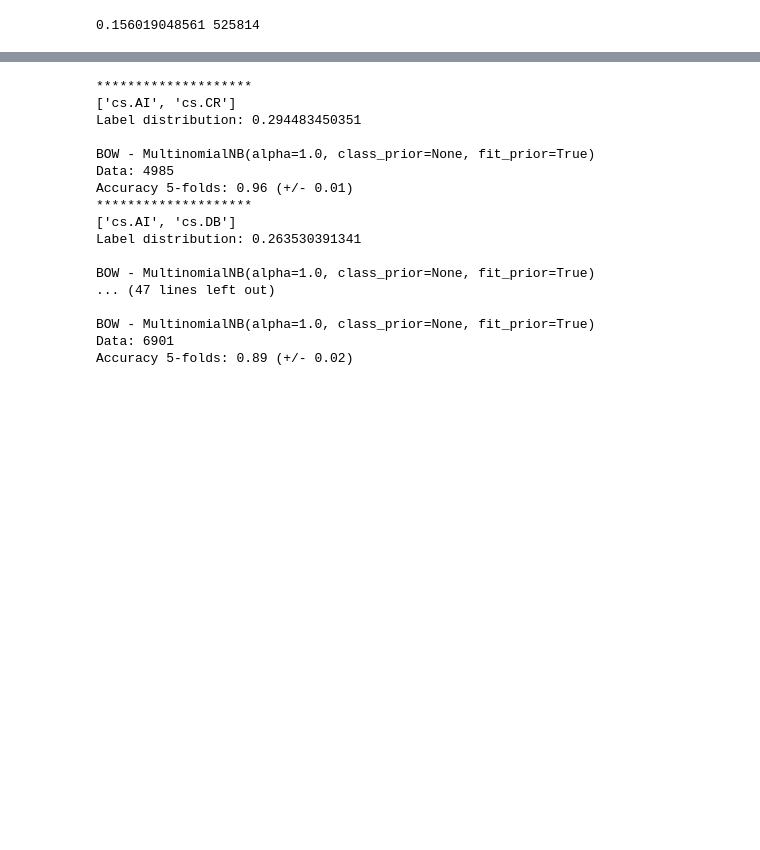
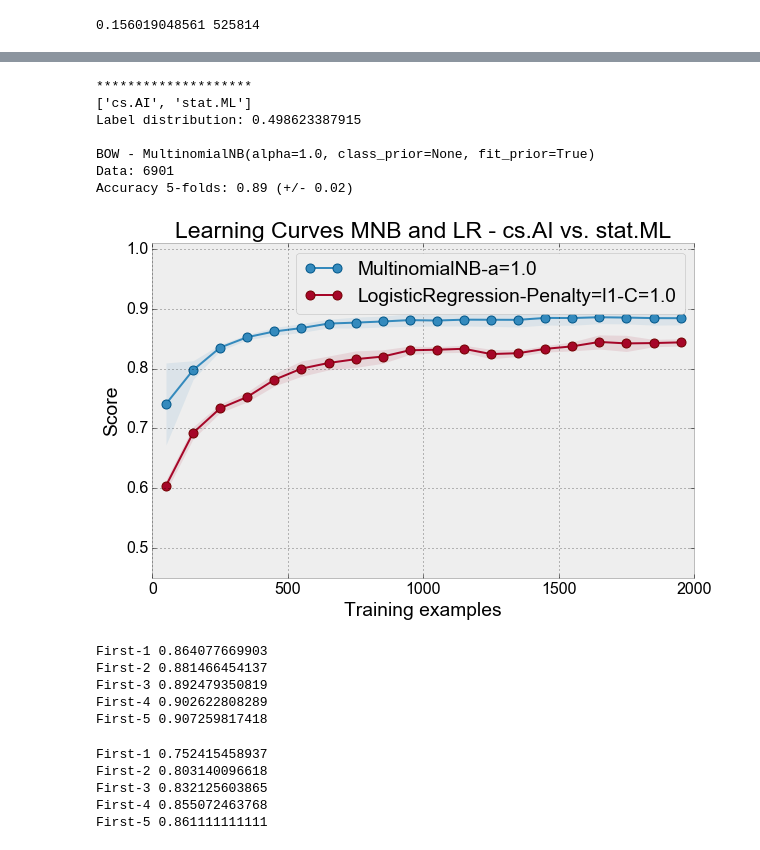
Before and after one commit to mramire8/notebooks, a Jupyter notebook: revisiting/learning_curves_new_datasets.ipynb, the cells around one changed output, grey strips where cells are left out. Cells and saved outputs as stored; diff of their text form; code cells hidden in the pictures; blank space fills up the shorter version.

```diff
--- a/revisiting/learning_curves_new_datasets.ipynb
+++ b/revisiting/learning_curves_new_datasets.ipynb
@@ -280,28 +287,13 @@ def load_amazonfood(path, vct):
     message = None
     print len(Score), len(Text)
 
-#     idx = range(len(Score))
-
-#     pos = idx[Score=='positive']
-#     neg = idx[Score=='negative']
-
-#     N = len(pos)
-#     print "N=%s" % N
-
-#     new_pos = pos[(rnd.random_integers(N) - 1)[:len(neg)]]
-#     Score = np.append(Score[neg], Score[new_pos])
-#     Text = np.append(Text[neg], Text[new_pos])
-
     data = bunch.Bunch()
 
-#     data.train =  bunch.Bunch(data=Text, target = Score, bow = vct.fit_transform(Text))
-
-#     return data, vct
     return Score, Text
 
 vct3 = CountVectorizer(encoding='ISO-8859-1',min_df=2, token_pattern=re.compile(r'(?u)\b\w+\b'))
 
 # amazon, vct3 = load_amazonfood(AMAZON_DATA,  vct3)
-score, text = load_amazonfood(AMAZON_DATA,  vct3)
+# score, text = load_amazonfood(AMAZON_DATA,  vct3)
 
 # cv_curve(amazon, n_folds=5)
@@ -323,9 +313,9 @@ print 82037./(443777+82037), 443777+82037
 vct3 = CountVectorizer(min_df=2, token_pattern=re.compile(r'(?u)\b\w+\b'))
 food = vct3.fit_transform(text)
 # %%
-rnd = np.random.RandomState(3637)
-idx = range(len(score))
-rnd.shuffle(idx)
-food_data = bunch.Bunch(train=bunch.Bunch(bow=food[idx], target=score[idx]))
-cv_curve(food_data, n_folds=5)
+# rnd = np.random.RandomState(3637)
+# idx = range(len(score))
+# rnd.shuffle(idx)
+# food_data = bunch.Bunch(train=bunch.Bunch(bow=food[idx], target=score[idx]))
+# cv_curve(food_data, n_folds=5)
 # %%
@@ -476,49 +468,40 @@ def load_arxiv(path, category=None, subset="all", shuffle=True, rnd=2356, percen
 # %%
 cats = ['cs.AI', 'cs.CC', 'cs.CL', 'cs.CR', 'cs.DB', 'cs.IR', 'cs.IT', 'cs.LG', 'cs.LO', 'stat.ML',
         'cs.NI', 'cs.GT', 'cs.MA', 'cs.PL', 'cs.SE', 'cs.NE', 'cs.PF', 'cs.SI']
-
-def savefig(name):
-    plt.savefig("../graphs/"+name + ".pdf", bbox_inches="tight", dpi=200, transparent=True)
-
 
 
 from itertools import combinations
 
 combs = combinations(cats, 2)
 
 combs = [['cs.DB','cs.IR'],['cs.DB','cs.SI'],['cs.IR','cs.NE'],
          ['cs.LO','cs.PL'],['cs.NE','cs.SI'],['cs.SE','cs.SI']]
 combs = [['cs.AI',vs] for vs in ['cs.CR', 'cs.DB', 'cs.GT', 'cs.IR', 'cs.LG', 'cs.LO', 'cs.NE', 'cs.PL', 'stat.ML']]
+combs = [['cs.AI',vs] for vs in ['cs.DB', 'cs.LG', 'cs.LO', 'stat.ML']]
+
+# combs = [['cs.SI',vs] for vs in ['cs.IR', 'cs.LG', 'cs.NE', 'stat.ML']]
+combs= [['cs.AI','stat.ML']]
 
 
 for com in combs:
     try:
         print "*" * 20
         print com
         arxiv1 = load_arxiv(ARXIV_DATA, category=com)
         vct4= CountVectorizer(min_df=2, token_pattern=re.compile(r'(?u)\b\w+\b'))
         arxiv1.train.bow = vct4.fit_transform(arxiv1.train.data)
         print "Label distribution: %s" % (1. * sum(arxiv1.train.target)/ len(arxiv1.train.target))
         cv_score(MultinomialNB(),arxiv1)
-#         cv_curve(arxiv1, n_folds=5, title="{} vs. {}".format(*com))
+        cv_curve(arxiv1, n_folds=5, title="{} vs. {}".format(*com))
 #         savefig("{}-{}".format(*com))
     except ValueError:
         print "error", com
 # %% [output]
 ********************
-['cs.AI', 'cs.CR']
-Label distribution: 0.294483450351
-
-BOW - MultinomialNB(alpha=1.0, class_prior=None, fit_prior=True)
-Data: 4985
-Accuracy 5-folds: 0.96 (+/- 0.01)
-********************
-['cs.AI', 'cs.DB']
-Label distribution: 0.263530391341
-
-BOW - MultinomialNB(alpha=1.0, class_prior=None, fit_prior=True)
-... (47 lines left out)
+['cs.AI', 'stat.ML']
+Label distribution: 0.498623387915
 
 BOW - MultinomialNB(alpha=1.0, class_prior=None, fit_prior=True)
 Data: 6901
 Accuracy 5-folds: 0.89 (+/- 0.02)
+[figure, added]
@@ -524,0 +526,16 @@ Accuracy 5-folds: 0.89 (+/- 0.02)
+# %%
+test_firstk(arxiv1, vct4)
+# %% [output]
+First-1 0.864077669903
+First-2 0.881466454137
+First-3 0.892479350819
+First-4 0.902622808289
+First-5 0.907259817418
+# %%
+test_firstk(ng20, vct2)
+# %% [output]
+First-1 0.752415458937
+First-2 0.803140096618
+First-3 0.832125603865
+First-4 0.855072463768
+First-5 0.861111111111
```
Also changed, not shown: parts of 27 cells of this notebook.
